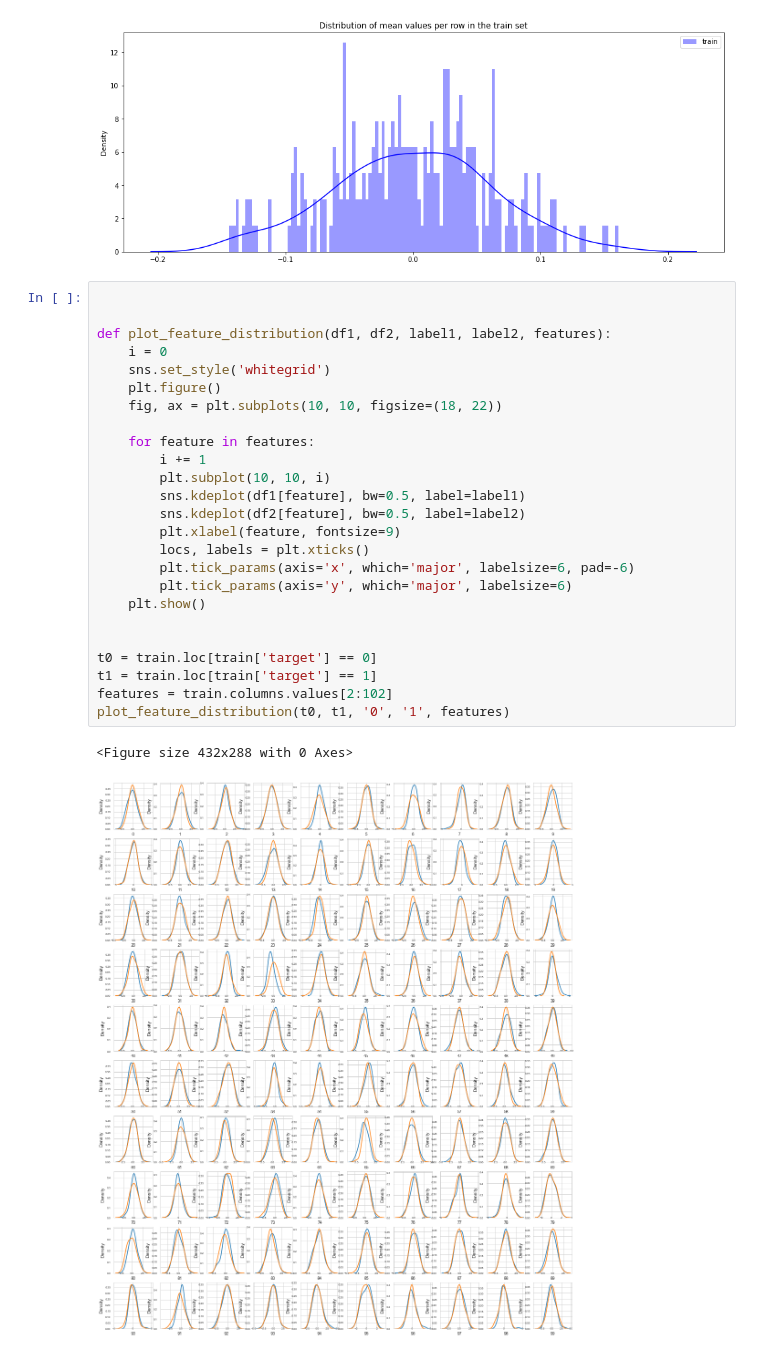
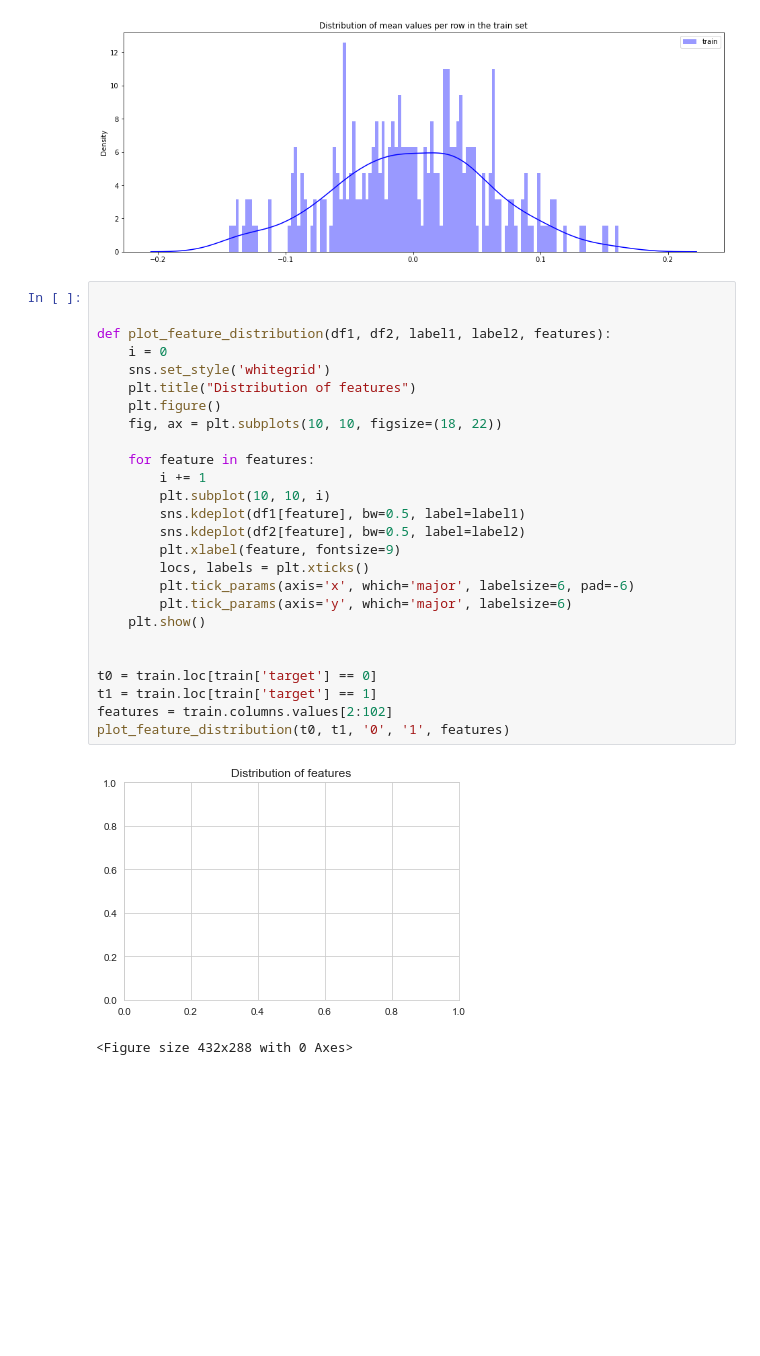
Before and after one commit to songrise/COMP4432-GroupProject, a Jupyter notebook: src/data_visualization.ipynb, the cells around one changed output. Drawn from its saved outputs; the diff is of its cells as text; blank space fills up the shorter version.

Commit message:
data_visual

```diff
--- a/src/data_visualization.ipynb
+++ b/src/data_visualization.ipynb
@@ -19,28 +19,29 @@ plt.show()
 # %%
 
 
 def plot_feature_distribution(df1, df2, label1, label2, features):
     i = 0
     sns.set_style('whitegrid')
+    plt.title("Distribution of features")
     plt.figure()
     fig, ax = plt.subplots(10, 10, figsize=(18, 22))
 
     for feature in features:
         i += 1
         plt.subplot(10, 10, i)
         sns.kdeplot(df1[feature], bw=0.5, label=label1)
         sns.kdeplot(df2[feature], bw=0.5, label=label2)
         plt.xlabel(feature, fontsize=9)
         locs, labels = plt.xticks()
         plt.tick_params(axis='x', which='major', labelsize=6, pad=-6)
         plt.tick_params(axis='y', which='major', labelsize=6)
     plt.show()
 
 
 t0 = train.loc[train['target'] == 0]
 t1 = train.loc[train['target'] == 1]
 features = train.columns.values[2:102]
 plot_feature_distribution(t0, t1, '0', '1', features)
 # %% [output]
+[figure, new version]
 <Figure size 432x288 with 0 Axes>
-[figure, old version]
```
Also changed, not shown: parts of 3 cells of this notebook, 1 other file.
